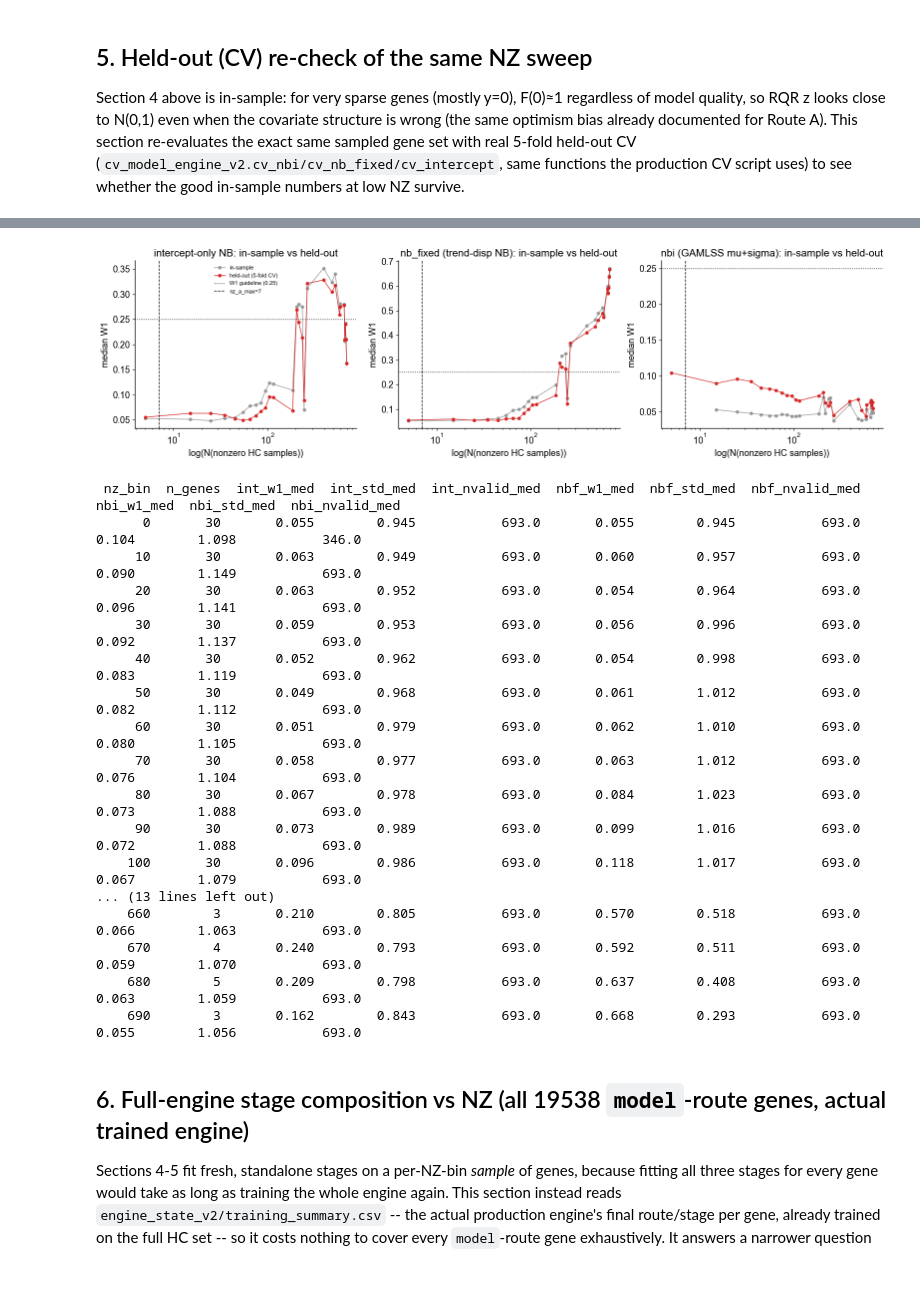
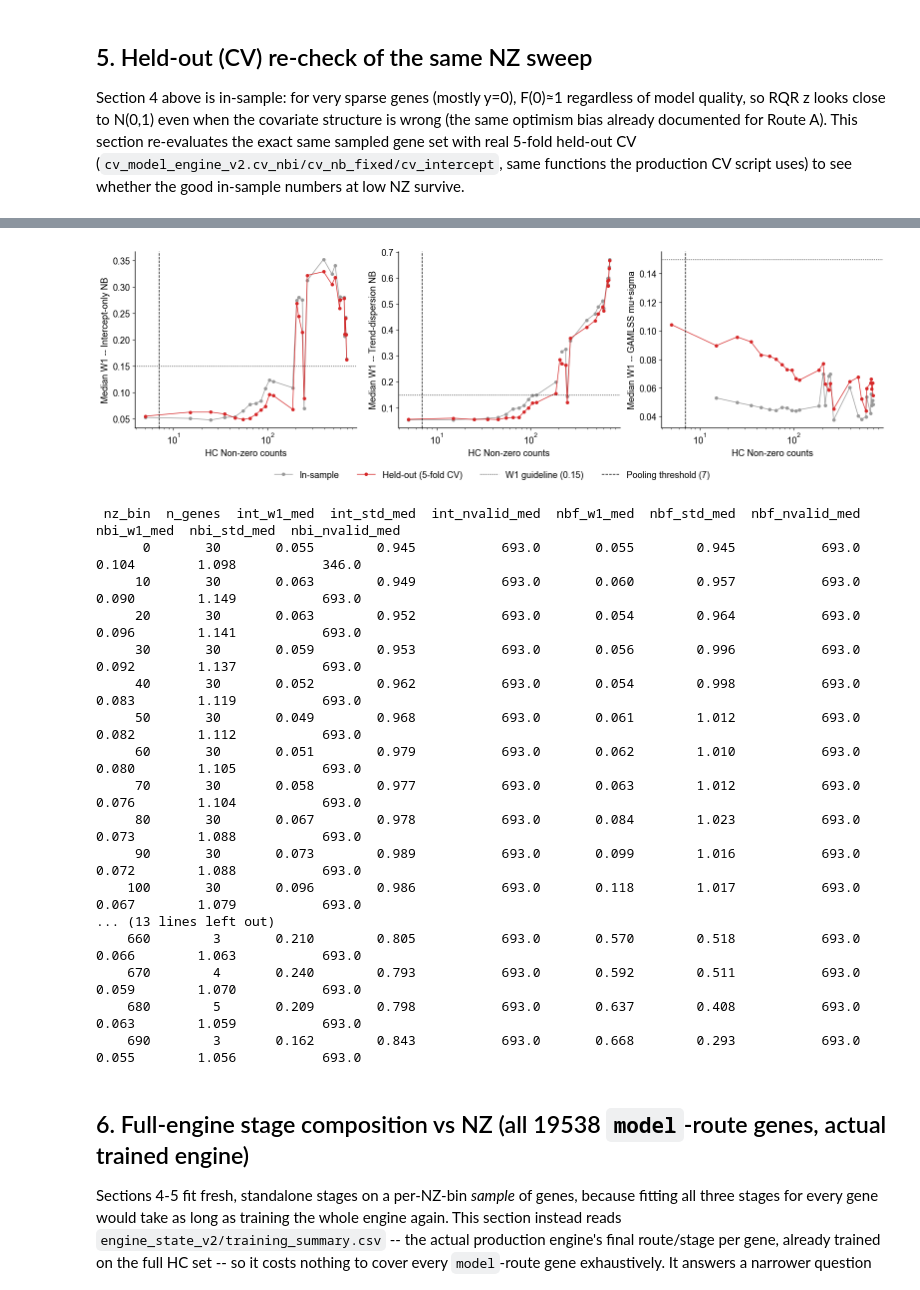
Before and after one commit to jmj3078/cfRNA_Disentaglement, a Jupyter notebook: EDA_Modeling/modeling_criteria_eda.ipynb, the cells around one changed output, grey strips where cells are left out. Saved outputs shown, nothing was run; the diff lists cells and outputs as text; code cells hidden in the pictures.

```diff
--- a/EDA_Modeling/modeling_criteria_eda.ipynb
+++ b/EDA_Modeling/modeling_criteria_eda.ipynb
@@ -378,7 +380,7 @@ else:
 # already collapsed in-sample cannot be trusted, so it does not count as viable.
 STD_LO, STD_HI = 0.5, 1.5
 STAGES = [("int", "#1b9e77"),("nbf", "#d95f02"),("nbi", "#7570b3")]
-LBL = {"nbi": "nbi (GAMLSS mu+sigma)", "nbf": "nb_fixed (trend-disp NB)", "int": "intercept-only NB"}
+LBL = {"nbi": "GAMLSS mu+sigma", "nbf": "Trend-dispersion NB", "int": "Intercept-only NB"}
 
 d = stage_df.copy()
 d["nz_bin"] = (d["nz"] // BIN_W) * BIN_W
@@ -414,6 +416,7 @@ comp.to_csv(OUT_DIR / "demotion_chain_composition_by_nz.csv")
 
 x = summary["nz_bin"] + BIN_W / 2
 nz_a = MP2["nz_a_max"]
+NZ_LABEL = "HC Non-zero counts"
 
 # 3 line plots share one legend (same 3 series everywhere) instead of repeating
 # it in each panel.
@@ -422,18 +425,17 @@ fig, axes = plt.subplots(1, 3, figsize=(16, 4.5))
 ax = axes[0]
 for s, c in STAGES:
     ax.plot(x, summary[f"{s}_fit_rate"], "-o", ms=4, color=c, label=LBL[s])
-ax.axvline(nz_a, color="k", ls="--", lw=1, label=f"nz_a_max={nz_a} (pool gate)")
+ax.axvline(nz_a, color="k", ls="--", lw=1, label=f"Pooling threshold ({nz_a})")
 ax.set_xscale("log")
-ax.set(xlabel="log(N(nonzero HC samples))", ylabel="fit success rate", ylim=(-0.03, 1.03),
-       title="Raw fit success vs NZ")
+ax.set(xlabel=NZ_LABEL, ylabel="Fit success rate", ylim=(-0.03, 1.03))
 
 ax = axes[1]
 for s, c in STAGES:
     ax.plot(x, summary[f"{s}_usable_rate"], "-o", ms=4, color=c, label=LBL[s])
 ax.axvline(nz_a, color="k", ls="--", lw=1)
 ax.set_xscale("log")
-ax.set(xlabel="log(N(nonzero HC samples))", ylabel="usable rate (fit + non-degenerate z)", ylim=(-0.03, 1.03),
-       title=f"Usable-fit rate vs NZ (std_z in [{STD_LO},{STD_HI}])")
+ax.set(xlabel=NZ_LABEL, ylabel=f"Usable rate\n(fit + non-degenerate z, std in [{STD_LO},{STD_HI}])",
+      ylim=(-0.03, 1.03))
 
 ax = axes[2]
 for s, c in STAGES:
@@ -441,8 +443,7 @@ for s, c in STAGES:
 ax.axhline(1.0, color="k", ls=":", lw=1)
 ax.axvline(nz_a, color="k", ls="--", lw=1)
 ax.set_xscale("log")
-ax.set(xlabel="log(N(nonzero HC samples))", ylabel="median in-sample std(z)",
-       title="RQR degeneracy vs NZ (1.0 = calibrated spread)")
+ax.set(xlabel=NZ_LABEL, ylabel="Median in-sample std(z)\n(1.0 = calibrated spread)")
 
 handles, labels = axes[0].get_legend_handles_labels()
 fig.legend(handles, labels, loc="lower center", bbox_to_anchor=(0.5, -0.1), ncol=4, frameon=False)
@@ -458,14 +459,14 @@ plt.show()
 fig2, ax = plt.subplots(figsize=(7, 5))
 cols = {"nbi": "#7570b3", "nbf": "#d95f02", "int": "#1b9e77", "excluded": "#999999"}
 order = ["nbi", "nbf", "int", "excluded"]
+order_labels = [LBL["nbi"], LBL["nbf"], LBL["int"], "Excluded"]
 comp_x = comp.index.values + BIN_W / 2
 ax.stackplot(comp_x, [comp[col].values for col in order],
-            labels=order, colors=[cols[c] for c in order])
-ax.axvline(nz_a, color="k", ls="--", lw=1.5, label=f"nz_a_max={nz_a}")
+            labels=order_labels, colors=[cols[c] for c in order])
+ax.axvline(nz_a, color="k", ls="--", lw=1.5, label=f"Pooling threshold ({nz_a})")
 ax.set_xscale("log")
-ax.set(xlabel="log(N(nonzero HC samples))", ylabel="fraction of genes", ylim=(0, 1),
-       title="Demotion-chain outcome vs NZ\n(below the floor only pooling survives)")
-ax.legend(ncol=2, loc="lower right")
+ax.set(xlabel=NZ_LABEL, ylabel="Fraction of genes", ylim=(0, 1))
+ax.legend(ncol=2, loc="lower left")
 fig2.tight_layout()
 fig2.savefig(FIG_DIR / "demotion_chain_composition_vs_nz.png", dpi=300, bbox_inches="tight")
 plt.show()
@@ -565,35 +566,35 @@ done in 319s -- 390 genes x 5 folds
 # %%
 cv_d = cv_df.copy()
 cv_d["nz_bin"] = (cv_d["nz"] // BIN_W) * BIN_W
 grp_cv = cv_d.groupby("nz_bin")
 summary_cv = pd.DataFrame({"n_genes": grp_cv.size()})
 for s, _ in STAGES:
     summary_cv[f"{s}_w1_med"] = grp_cv[f"{s}_w1"].median()
     summary_cv[f"{s}_std_med"] = grp_cv[f"{s}_std"].median()
     summary_cv[f"{s}_nvalid_med"] = grp_cv[f"{s}_nvalid"].median()
 summary_cv = summary_cv.reset_index()
 summary_cv.to_csv(OUT_DIR / "stage_viability_by_nz_bin_heldout.csv", index=False)
 
 x_cv = summary_cv["nz_bin"] + BIN_W / 2
-W1_GUIDE = 0.25
+W1_GUIDE = 0.15
 
 fig, axes = plt.subplots(1, 3, figsize=(16, 4.5))
 for ax, s_show in zip(axes, ["int", "nbf", "nbi"]):
-    ax.plot(x, summary[f"{s_show}_w1_med"], "-o", ms=4, color="#999999", label="in-sample")
-    ax.plot(x_cv, summary_cv[f"{s_show}_w1_med"], "-o", ms=4, color="#d62728", label="held-out (5-fold CV)")
+    ax.plot(x, summary[f"{s_show}_w1_med"], "-o", ms=4, color="#999999", label="In-sample")
+    ax.plot(x_cv, summary_cv[f"{s_show}_w1_med"], "-o", ms=4, color="#d62728", label="Held-out (5-fold CV)")
     ax.axhline(W1_GUIDE, color="k", ls=":", lw=1, label=f"W1 guideline ({W1_GUIDE})")
-    ax.axvline(nz_a, color="k", ls="--", lw=1, label=f"nz_a_max={nz_a}")
+    ax.axvline(nz_a, color="k", ls="--", lw=1, label=f"Pooling threshold ({nz_a})")
     ax.set_xscale("log")
-    ax.set(xlabel="log(N(nonzero HC samples))", ylabel="median W1",
-          title=f"{LBL[s_show]}: in-sample vs held-out")
-axes[0].legend(frameon=False, fontsize=8)
+    ax.set(xlabel=NZ_LABEL, ylabel=f"Median W1 -- {LBL[s_show]}")
+handle, labels = axes[0].get_legend_handles_labels()
+fig.legend(handle, labels, loc="lower center", bbox_to_anchor=(0.5, -0.1), ncol=4, frameon=False)
 fig.tight_layout()
 fig.savefig(FIG_DIR / "stage_viability_insample_vs_heldout.png", dpi=300, bbox_inches="tight")
 plt.show()
 
 print(summary_cv.round(3).to_string(index=False))
 # %% [output]
-[figure, old version]
+[figure, new version]
  nz_bin  n_genes  int_w1_med  int_std_med  int_nvalid_med  nbf_w1_med  nbf_std_med  nbf_nvalid_med  nbi_w1_med  nbi_std_med  nbi_nvalid_med
       0       30       0.055        0.945           693.0       0.055        0.945           693.0       0.104        1.098           346.0
      10       30       0.063        0.949           693.0       0.060        0.957           693.0       0.090        1.149           693.0
```
Also changed, not shown: parts of 7 cells of this notebook, 16 other files.
